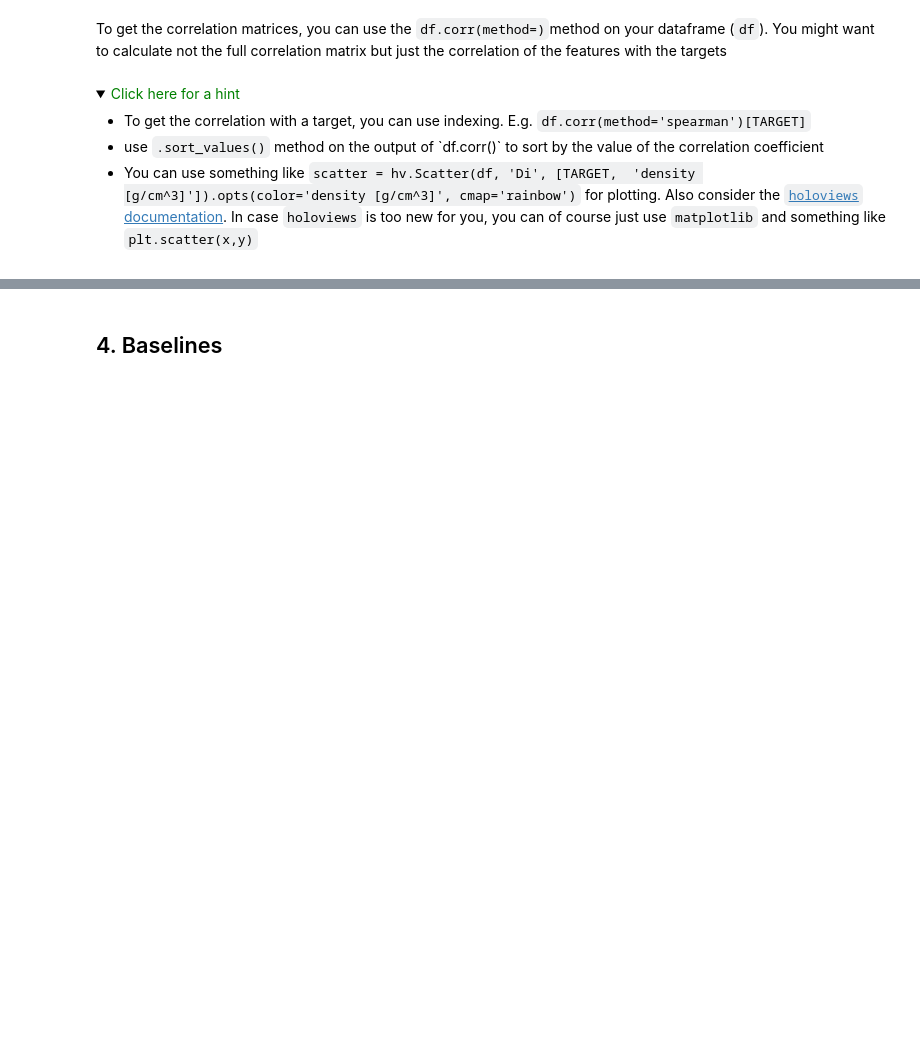
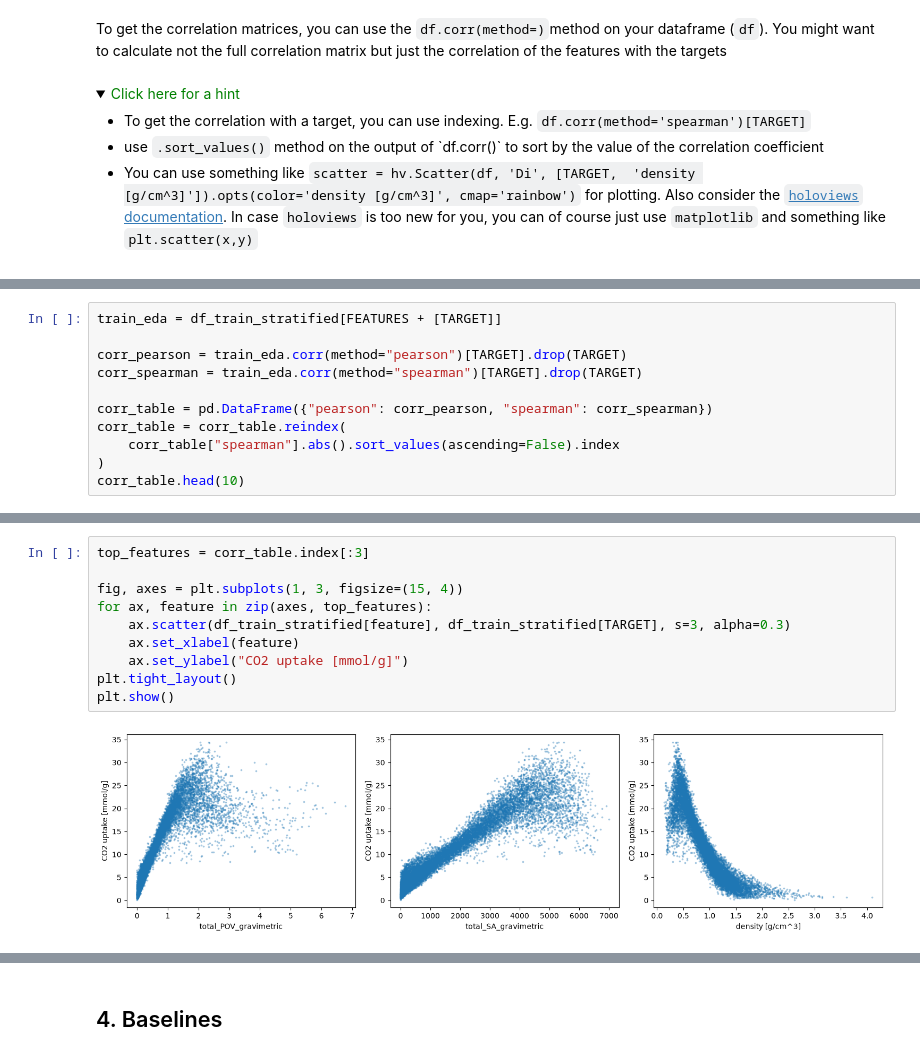
Before and after one commit to SimonLupascu/ml_project_ch315, a Jupyter notebook: group#_block3_project.ipynb, the cells around one changed output, grey strips where cells are left out. Saved outputs shown, nothing was run; the diff lists cells and outputs as text; folded sections open; blank space fills up the shorter version.

```diff
--- a/group#_block3_project.ipynb
+++ b/group#_block3_project.ipynb
@@ -625,0 +624,11 @@ To get the correlation matrices, you can use the `df.corr(method=)`method on you
+# %%
+train_eda = df_train_stratified[FEATURES + [TARGET]]
+
+corr_pearson = train_eda.corr(method="pearson")[TARGET].drop(TARGET)
+corr_spearman = train_eda.corr(method="spearman")[TARGET].drop(TARGET)
+
+corr_table = pd.DataFrame({"pearson": corr_pearson, "spearman": corr_spearman})
+corr_table = corr_table.reindex(
+    corr_table["spearman"].abs().sort_values(ascending=False).index
+)
+corr_table.head(10)
@@ -625,0 +647,12 @@ To get the correlation matrices, you can use the `df.corr(method=)`method on you
+# %%
+top_features = corr_table.index[:3]
+
+fig, axes = plt.subplots(1, 3, figsize=(15, 4))
+for ax, feature in zip(axes, top_features):
+    ax.scatter(df_train_stratified[feature], df_train_stratified[TARGET], s=3, alpha=0.3)
+    ax.set_xlabel(feature)
+    ax.set_ylabel("CO2 uptake [mmol/g]")
+plt.tight_layout()
+plt.show()
+# %% [output]
+[figure, added]
```
Also changed, not shown: parts of 14 cells of this notebook.
